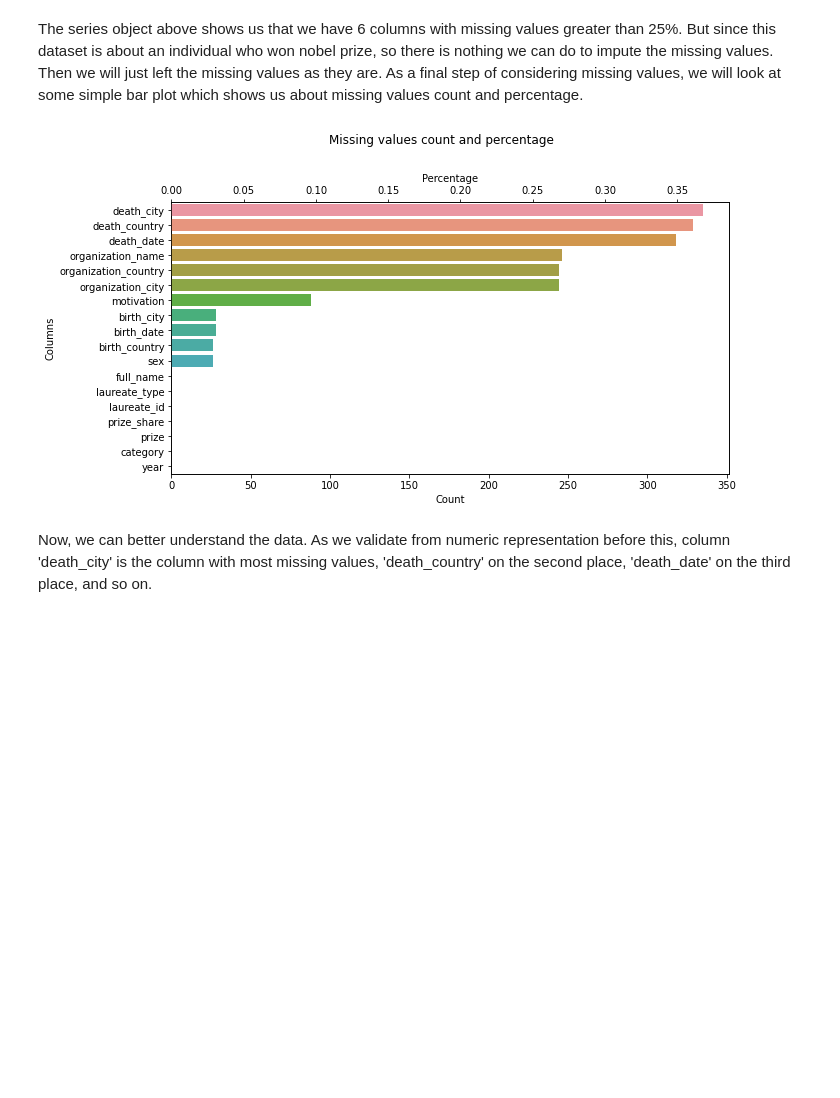
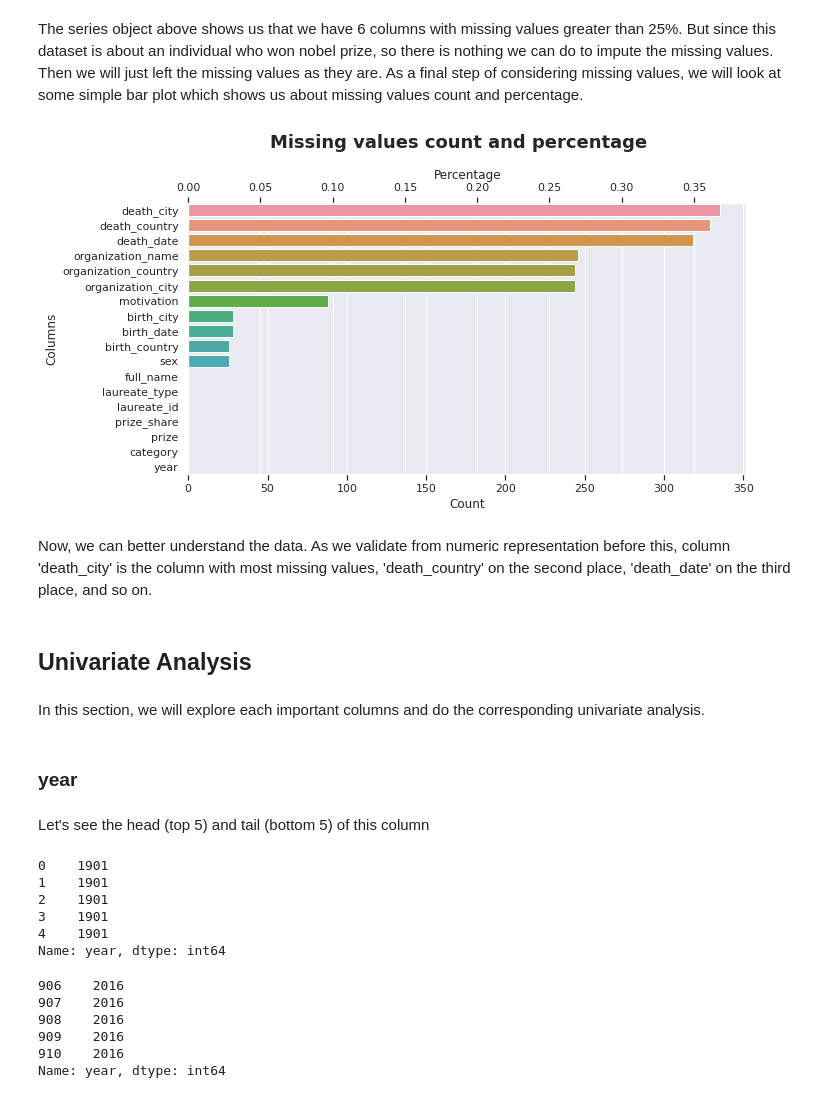
Before and after one commit to agusrichard/data-science-learning-projects, a Jupyter notebook: Nobel Prize Winners/exploratory_data_analysis.ipynb, the cells around one changed output. Drawn from its saved outputs; the diff is of its cells as text; code cells hidden in the pictures; blank space fills up the shorter version.

Commit message:
Nobel prize winners EDA: Univariate analysis on year column

```diff
--- a/Nobel Prize Winners/exploratory_data_analysis.ipynb
+++ b/Nobel Prize Winners/exploratory_data_analysis.ipynb
@@ -7,6 +7,7 @@ import numpy as np
 import pandas as pd
 import matplotlib.pyplot as plt
 import seaborn as sns
+sns.set()
 # %% [markdown]
 ## Preliminary Step
 # %%
@@ -144,13 +145,39 @@ percentage = df.isnull().mean().sort_values(ascending=False)
 # %%
 fig, ax_count = plt.subplots(figsize=[10, 5])
 sns.barplot(x=count.values, y=count.index)
 ax_count.set_xlabel('Count')
 ax_count.set_ylabel('Columns')
 ax_percentage = ax_count.twiny()
 sns.barplot(x=percentage.values, y=percentage.index)
 ax_percentage.set_xlabel('Percentage')
-fig.suptitle('Missing values count and percentage', y=1.07);
+fig.suptitle('Missing values count and percentage', y=1.07, fontweight='semibold', fontsize=18);
 # %% [output]
-[figure, old version]
+[figure, new version]
 # %% [markdown]
 Now, we can better understand the data. As we validate from numeric representation before this, column 'death_city' is the column with most missing values, 'death_country' on the second place, 'death_date' on the third place, and so on.
+# %% [markdown]
+## Univariate Analysis
+# %% [markdown]
+In this section, we will explore each important columns and do the corresponding univariate analysis.
+# %% [markdown]
+### year
+# %% [markdown]
+Let's see the head (top 5) and tail (bottom 5) of this column
+# %%
+df['year'].head()
+# %% [output]
+0    1901
+1    1901
+2    1901
+3    1901
+4    1901
+Name: year, dtype: int64
+# %%
+df['year'].tail()
+# %% [output]
+906    2016
+907    2016
+908    2016
+909    2016
+910    2016
+Name: year, dtype: int64
```
Also changed, not shown: parts of 8 cells of this notebook.
